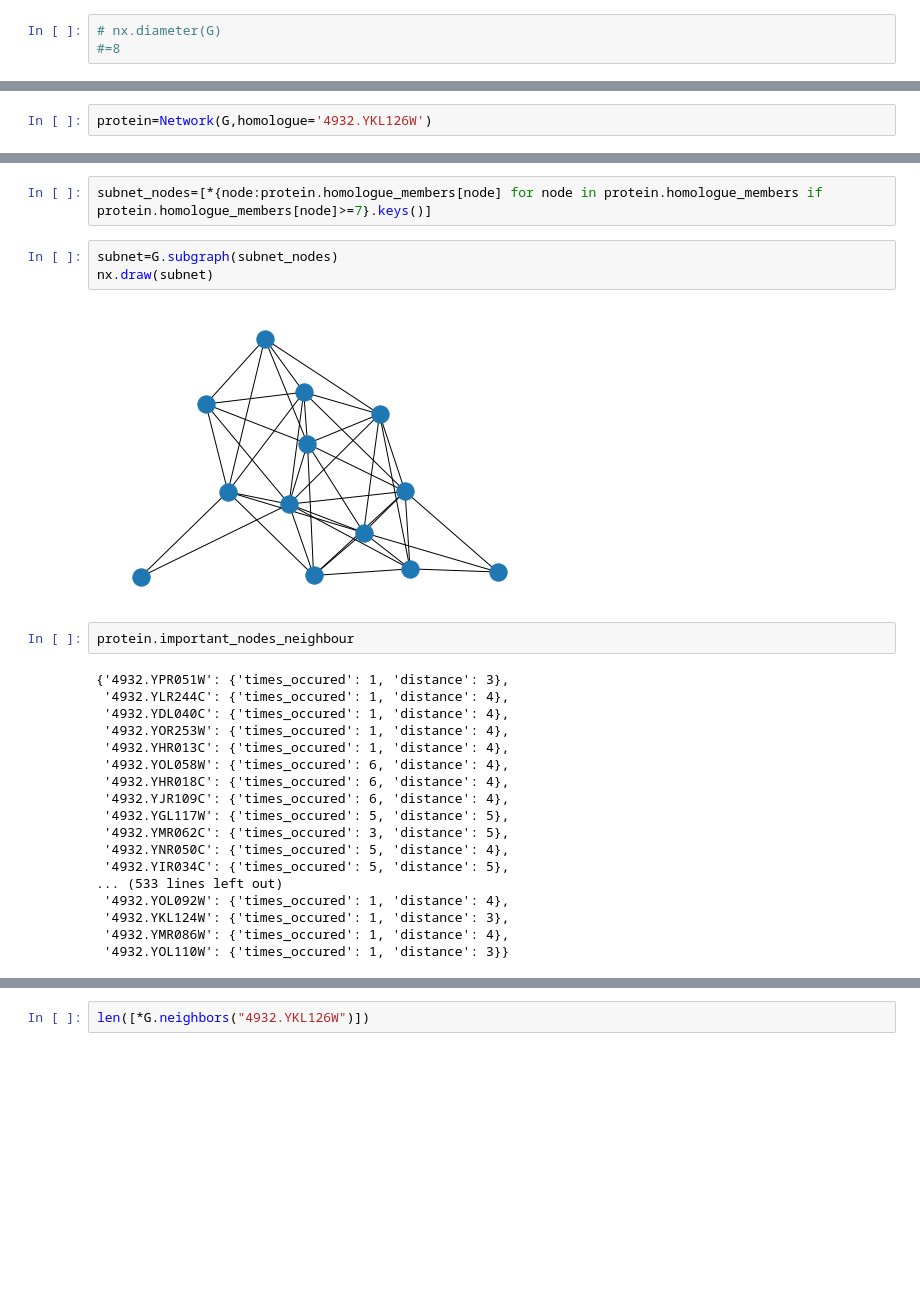
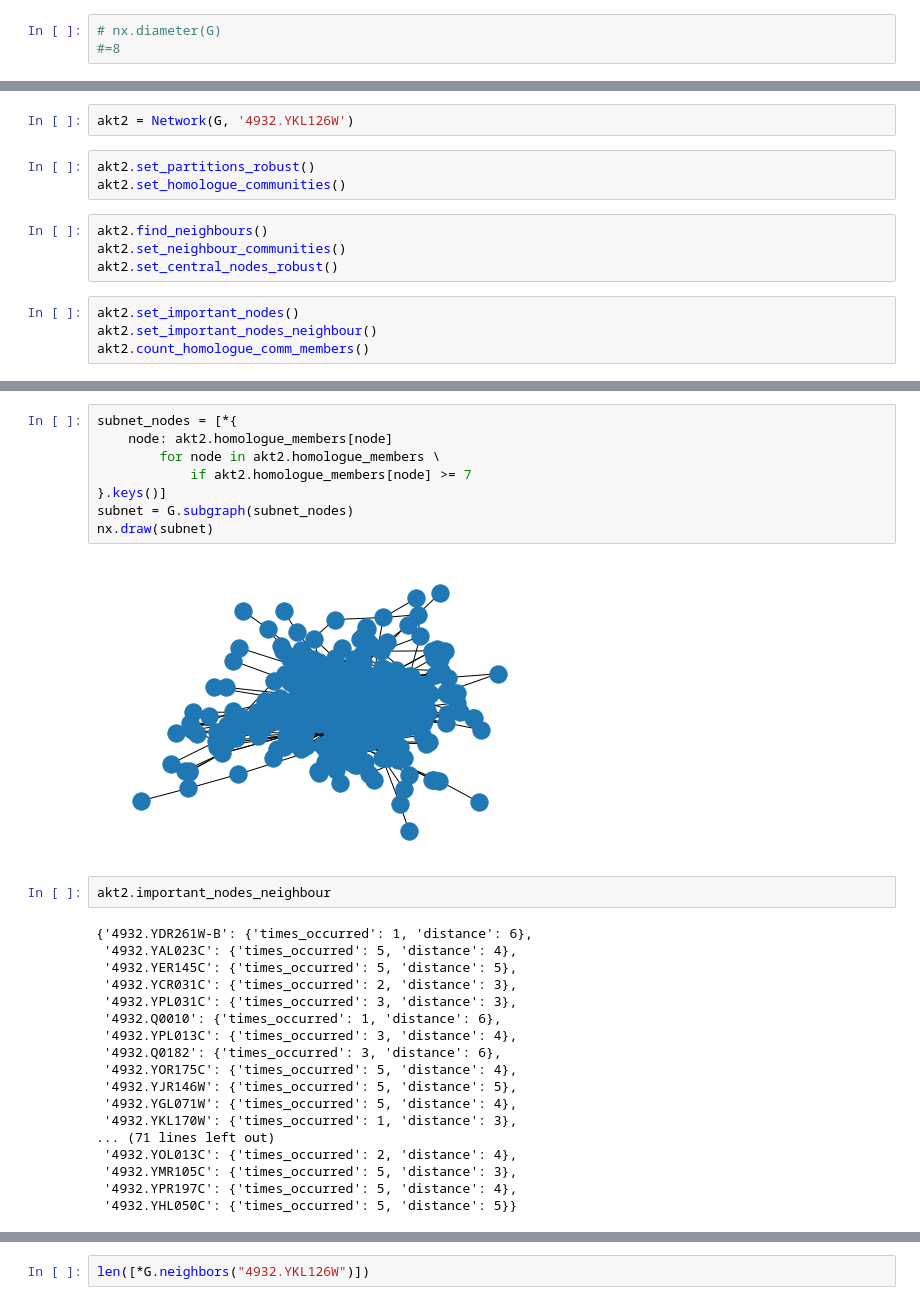
Before and after one commit to RenHLi/MATH3888, a Jupyter notebook: class_network.ipynb, the cells around one changed output, grey strips where cells are left out. Drawn from its saved outputs; the diff is of its cells as text; blank space fills up the shorter version.

```diff
--- a/class_network.ipynb
+++ b/class_network.ipynb
@@ -243,4 +205,15 @@ class Network:
     def get_important_nodes(self):
         return self.important_nodes
 # %%
-protein=Network(G,homologue='4932.YKL126W')
+akt2 = Network(G, '4932.YKL126W')
+# %%
+akt2.set_partitions_robust()
+akt2.set_homologue_communities()
+# %%
+akt2.find_neighbours()
+akt2.set_neighbour_communities()
+akt2.set_central_nodes_robust()
+# %%
+akt2.set_important_nodes()
+akt2.set_important_nodes_neighbour()
+akt2.count_homologue_comm_members()
@@ -247,28 +234,31 @@ protein=Network(G,homologue='4932.YKL126W')
 # %%
-subnet_nodes=[*{node:protein.homologue_members[node] for node in protein.homologue_members if protein.homologue_members[node]>=7}.keys()]
+subnet_nodes = [*{
+    node: akt2.homologue_members[node]
+        for node in akt2.homologue_members \
+            if akt2.homologue_members[node] >= 7
+}.keys()]
+subnet = G.subgraph(subnet_nodes)
+nx.draw(subnet)
+# %% [output]
+[figure, added]
-# %%
-subnet=G.subgraph(subnet_nodes)
-nx.draw(subnet)
-# %% [output]
-[figure, removed]
 # %%
-protein.important_nodes_neighbour
+akt2.important_nodes_neighbour
 # %% [output]
-{'4932.YPR051W': {'times_occured': 1, 'distance': 3},
- '4932.YLR244C': {'times_occured': 1, 'distance': 4},
- '4932.YDL040C': {'times_occured': 1, 'distance': 4},
- '4932.YOR253W': {'times_occured': 1, 'distance': 4},
- '4932.YHR013C': {'times_occured': 1, 'distance': 4},
- '4932.YOL058W': {'times_occured': 6, 'distance': 4},
- '4932.YHR018C': {'times_occured': 6, 'distance': 4},
- '4932.YJR109C': {'times_occured': 6, 'distance': 4},
- '4932.YGL117W': {'times_occured': 5, 'distance': 5},
- '4932.YMR062C': {'times_occured': 3, 'distance': 5},
- '4932.YNR050C': {'times_occured': 5, 'distance': 4},
- '4932.YIR034C': {'times_occured': 5, 'distance': 5},
-... (533 lines left out)
- '4932.YOL092W': {'times_occured': 1, 'distance': 4},
- '4932.YKL124W': {'times_occured': 1, 'distance': 3},
- '4932.YMR086W': {'times_occured': 1, 'distance': 4},
- '4932.YOL110W': {'times_occured': 1, 'distance': 3}}
+{'4932.YDR261W-B': {'times_occurred': 1, 'distance': 6},
+ '4932.YAL023C': {'times_occurred': 5, 'distance': 4},
+ '4932.YER145C': {'times_occurred': 5, 'distance': 5},
+ '4932.YCR031C': {'times_occurred': 2, 'distance': 3},
+ '4932.YPL031C': {'times_occurred': 3, 'distance': 3},
+ '4932.Q0010': {'times_occurred': 1, 'distance': 6},
+ '4932.YPL013C': {'times_occurred': 3, 'distance': 4},
+ '4932.Q0182': {'times_occurred': 3, 'distance': 6},
+ '4932.YOR175C': {'times_occurred': 5, 'distance': 4},
+ '4932.YJR146W': {'times_occurred': 5, 'distance': 5},
+ '4932.YGL071W': {'times_occurred': 5, 'distance': 4},
+ '4932.YKL170W': {'times_occurred': 1, 'distance': 3},
+... (71 lines left out)
+ '4932.YOL013C': {'times_occurred': 2, 'distance': 4},
+ '4932.YMR105C': {'times_occurred': 5, 'distance': 3},
+ '4932.YPR197C': {'times_occurred': 5, 'distance': 4},
+ '4932.YHL050C': {'times_occurred': 5, 'distance': 5}}
 # %%
```
Also changed, not shown: parts of 17 cells of this notebook.
